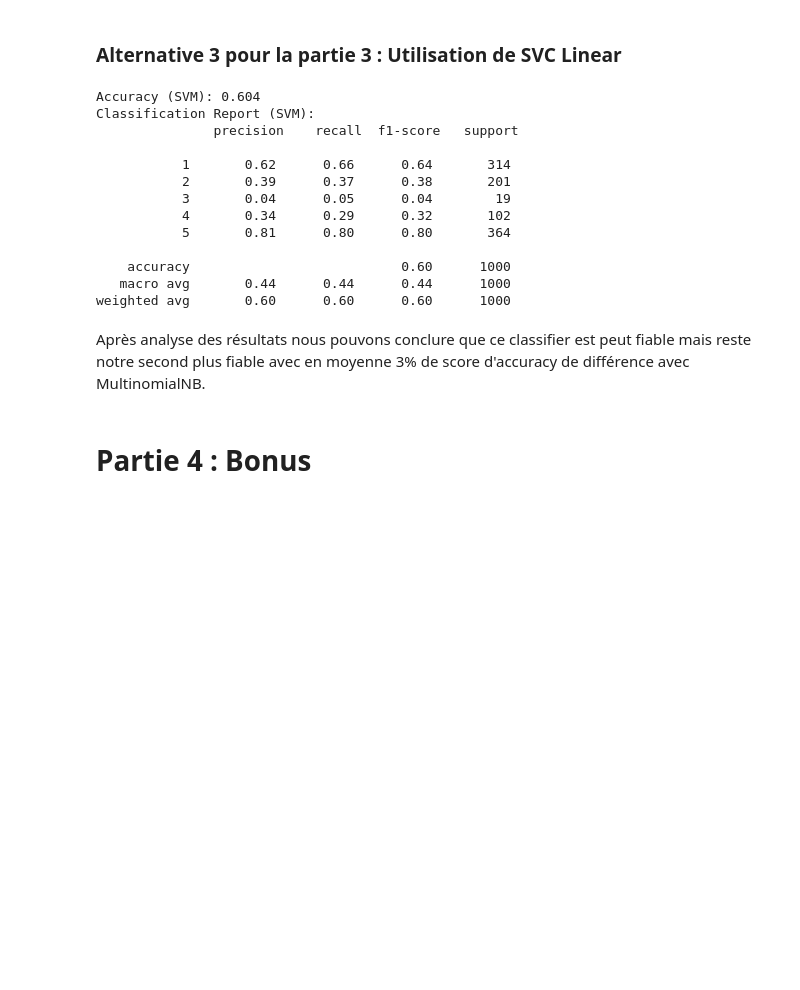
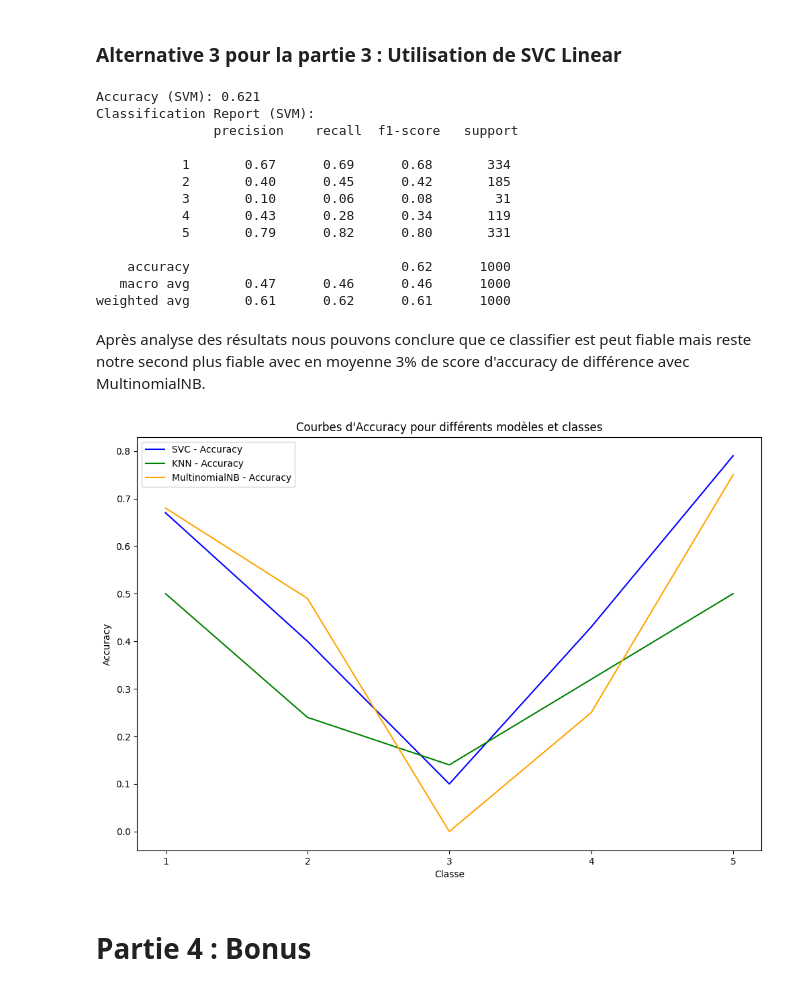
Before and after one commit to Ziroles/PythonGradesPrediction, a Jupyter notebook: SAE_Maths.ipynb, the cells around one changed output. Saved outputs shown, nothing was run; the diff lists cells and outputs as text; code cells hidden in the pictures; blank space fills up the shorter version.

```diff
--- a/SAE_Maths.ipynb
+++ b/SAE_Maths.ipynb
@@ -412,34 +453,76 @@ vectorizer = CountVectorizer()
 reviewVectorised = vectorizer.fit_transform(DataForLearning['review_text'])
 trainX, testX, trainY, testY = train_test_split(reviewVectorised,DataForLearning["rating"] ,test_size=0.20)
 
-svm_classifier = SVC(kernel='linear')
-svm_classifier.fit(trainX, trainY)
+svc3_classifier = SVC(kernel='linear')
+svc3_classifier.fit(trainX, trainY)
 
 
-predictions_svm = svm_classifier.predict(testX)
+predictions_svc3 = svc3_classifier.predict(testX)
 
 
-accuracy_svm = accuracy_score(testY, predictions_svm)
-report_svm = classification_report(testY, predictions_svm)
+accuracy_svc3 = accuracy_score(testY, predictions_svc3)
+report_svc3 = classification_report(testY, predictions_svc3)
 
-print("Accuracy (SVM):", accuracy_svm)
-print("Classification Report (SVM):\n", report_svm)
+print("Accuracy (SVM):", accuracy_svc3)
+print("Classification Report (SVM):\n", report_svc3)
 # %% [output]
-Accuracy (SVM): 0.604
+Accuracy (SVM): 0.621
 Classification Report (SVM):
                precision    recall  f1-score   support
 
-           1       0.62      0.66      0.64       314
-           2       0.39      0.37      0.38       201
-           3       0.04      0.05      0.04        19
-           4       0.34      0.29      0.32       102
-           5       0.81      0.80      0.80       364
+           1       0.67      0.69      0.68       334
+           2       0.40      0.45      0.42       185
+           3       0.10      0.06      0.08        31
+           4       0.43      0.28      0.34       119
+           5       0.79      0.82      0.80       331
 
-    accuracy                           0.60      1000
-   macro avg       0.44      0.44      0.44      1000
-weighted avg       0.60      0.60      0.60      1000
+    accuracy                           0.62      1000
+   macro avg       0.47      0.46      0.46      1000
+weighted avg       0.61      0.62      0.61      1000
 # %% [markdown]
 Après analyse des résultats nous pouvons conclure que ce classifier est peut fiable mais reste notre second plus fiable avec en moyenne 3% de score d'accuracy de différence avec MultinomialNB.
+# %%
+import matplotlib.pyplot as plt
+import numpy as np
+
+
+models = ['SVC', 'KNN', 'MultinomialNB']
+reports = [report_svc3, report_knn3, report_nb3]
+
+
+colors = ['blue', 'green', 'orange']
+
+
+accuracy_pos = {model: [] for model in models}
+classes = []
+
+for i, model in enumerate(models):
+    lines = reports[i].split('\n')
+
+
+    for line in lines[2: (len(lines) - 5)]:
+        s = line.split()
+        if len(s) >= 2:
+            if i == 0:
+                classes.append(s[0])
+            accuracy_pos[model].append(float(s[1]))
+
+
+x = np.arange(len(classes))
+
+plt.figure(figsize=(12, 8))
+
+for i, model in enumerate(models):
+    plt.plot(x, accuracy_pos[model], label=f'{model} - Accuracy', color=colors[i])
+
+plt.xlabel('Classe')
+plt.ylabel('Accuracy')
+plt.title('Courbes d\'Accuracy pour différents modèles et classes')
+plt.xticks(x, classes)
+plt.legend()
+plt.show()
+# %% [output]
+[figure, added]
 # %% [markdown]
 # Partie 4 : Bonus
 # %% [markdown]
```
Also changed, not shown: parts of 12 cells of this notebook.
